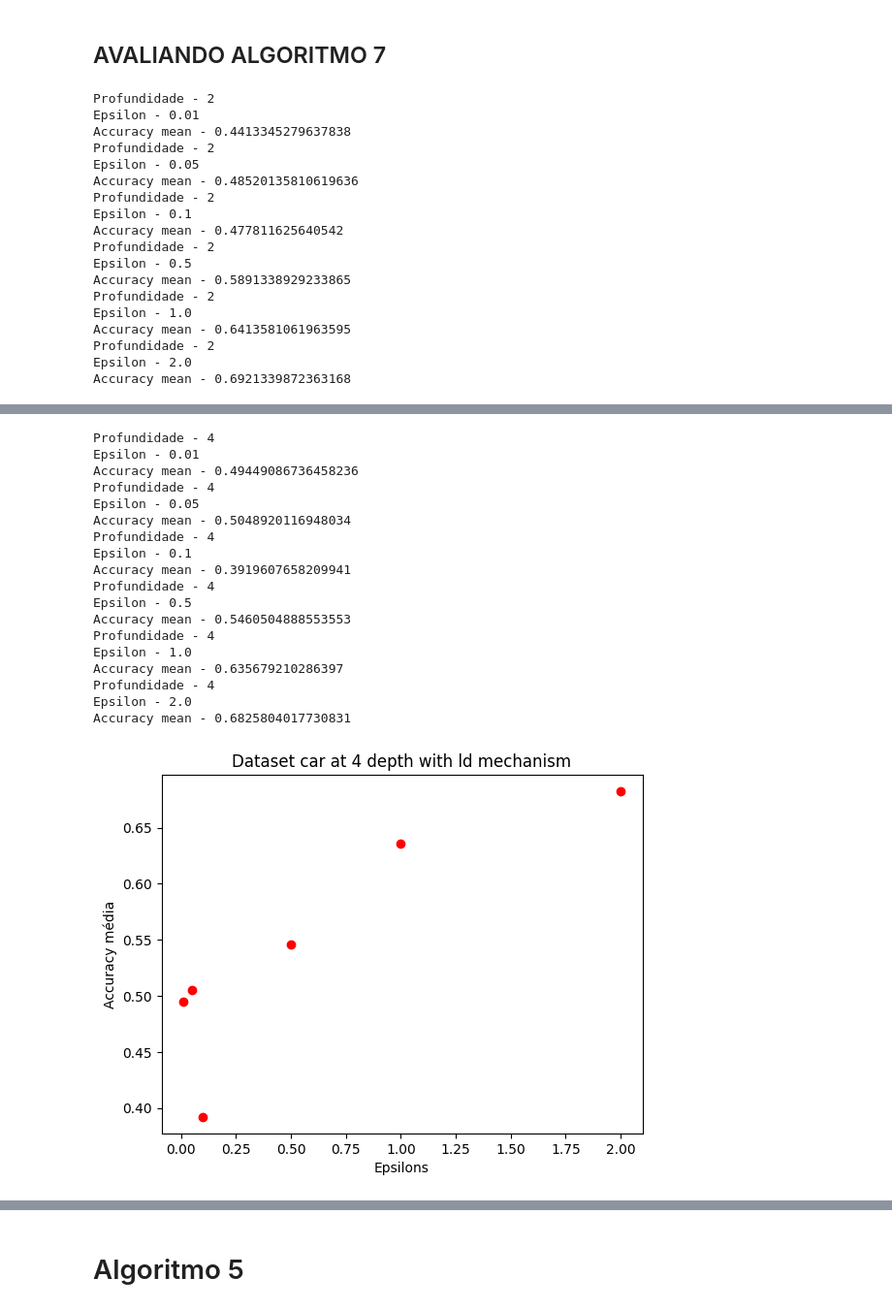
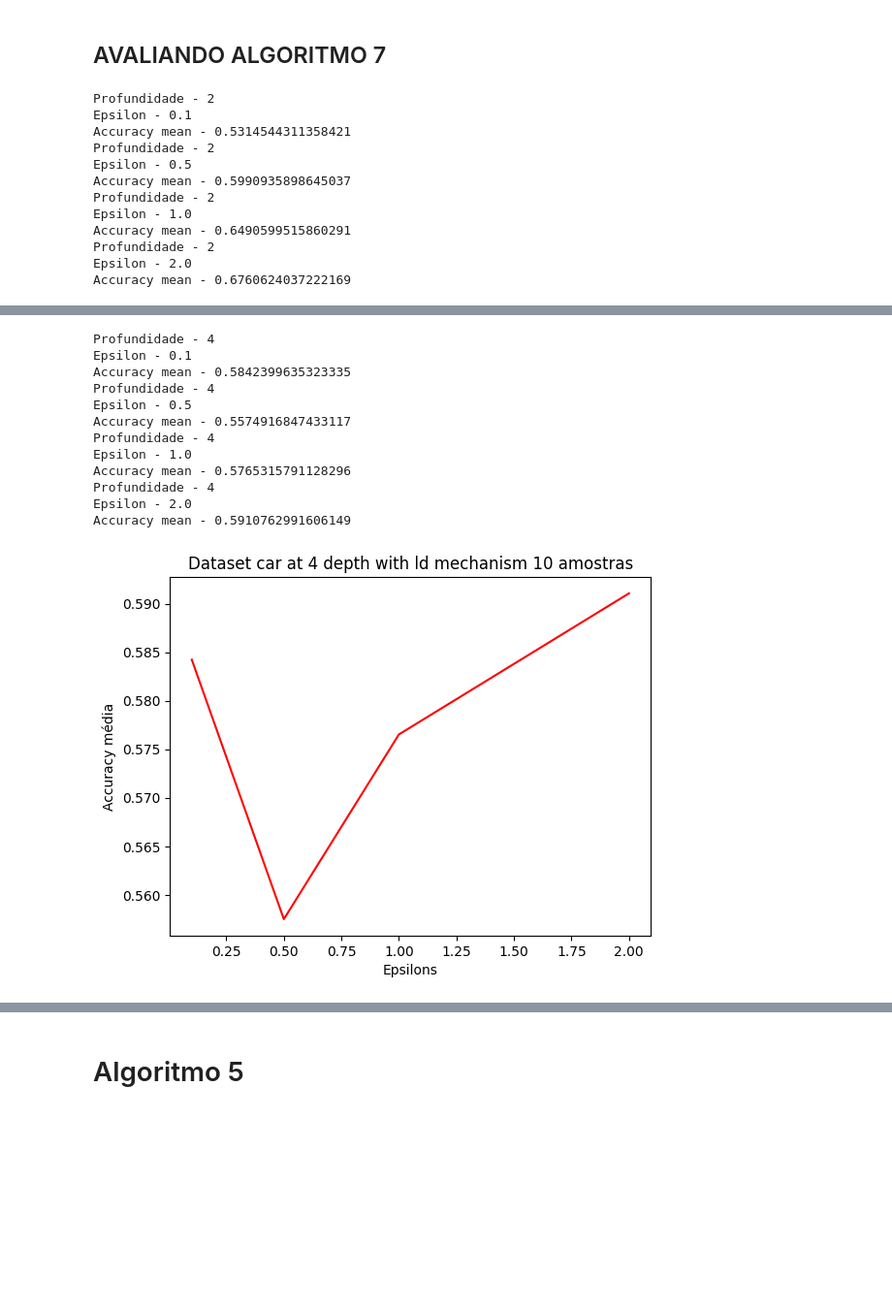
Before and after one commit to kalebemaiaa/localDampening, a Jupyter notebook: ID3_algoritmo.ipynb, the cells around one changed output, grey strips where cells are left out. Shown at 97% size. Drawn from its saved outputs; the diff is of its cells as text; code cells hidden in the pictures; blank space fills up the shorter version.

```diff
--- a/ID3_algoritmo.ipynb
+++ b/ID3_algoritmo.ipynb
@@ -506,0 +550,18 @@ for i in range(100):
+# %%
+rows = []
+with open("nltcs.test.wdata") as f:
+    for row in f:
+        rows.append(row.split("|")[1].split(","))
+
+with open("nltcs.valid.wdata") as f:
+    for row in f:
+        rows.append(row.split("|")[1].split(","))
+
+with open("nltcs.train.wdata") as f:
+    for row in f:
+        rows.append(row.split('|')[1].split(","))
+
+columns = [f"c{i+1}" for i in range(15)]
+columns.append("target")
+data_nltcs = pd.DataFrame(rows, columns=columns)
+data_nltcs
@@ -506,0 +628,7 @@ for i in range(100):
+# %%
+epsilon = 0.5
+
+# Chame a função global_diff_PID3 para construir a árvore de decisão diferencial com privacidade global
+arvore_molde_adults = global_diff_PID3(data_adults_categorical_limpo, "income", 5, epsilon, "ld")
+molde2draw(arvore_molde_adults)
+print(arvore_molde_adults)
@@ -578,43 +732,38 @@ def cross_validation(data, depth, epsilon, target, typo, n_folds=5):
     mean_accuracy = sum(accuracies) / len(accuracies)
     return mean_accuracy
 
-def make_test(data, target, epsilons, depths, typo, name_dataset, n_folds = 5):
+def make_test(data, target, epsilons, depths, typo, name_dataset, n_folds = 5, n_amostras = 10):
     results = {}
     for depth in depths:
         mean_accuracy = []
+
         for epsilon in epsilons:
-            acuracia_media = cross_validation(data, depth, epsilon, target, typo, n_folds = n_folds)
+            acuracia_media = np.mean([cross_validation(data, depth, epsilon, target, typo, n_folds = n_folds) for k in range(n_amostras)])
             results[(depth, epsilon)] = acuracia_media
             mean_accuracy.append(acuracia_media)
             print(f"Profundidade - {depth}\nEpsilon - {epsilon}\nAccuracy mean - {acuracia_media}")
 
-        plt.scatter(x= epsilons, y = mean_accuracy, color = "red")
-        plt.title(f"Dataset {name_dataset} at {depth} depth with {typo} mechanism")
+        plt.plot(epsilons, mean_accuracy, color = "red")
+        plt.title(f"Dataset {name_dataset} at {depth} depth with {typo} mechanism {n_amostras} amostras")
         plt.ylabel("Accuracy média")
         plt.xlabel("Epsilons")
         plt.show()
 
     return results
 # %%
-epsilons = [0.01, 0.05, 0.1, 0.5, 1., 2.]
+epsilons = [0.1, 0.5, 1., 2.]
 depths = [2,4]
-results_car = make_test(car_data, "class", epsilons, depths, "ld", name_dataset = "car", n_folds=5)
+results_car_ld = make_test(car_data, "class", epsilons, depths, "ld", name_dataset = "car", n_folds=5)
 # %% [output]
-Profundidade - 2
-Epsilon - 0.01
-Accuracy mean - 0.4413345279637838
-Profundidade - 2
-Epsilon - 0.05
-Accuracy mean - 0.48520135810619636
 Profundidade - 2
 Epsilon - 0.1
-Accuracy mean - 0.477811625640542
+Accuracy mean - 0.5314544311358421
 Profundidade - 2
 Epsilon - 0.5
-Accuracy mean - 0.5891338929233865
+Accuracy mean - 0.5990935898645037
 Profundidade - 2
 Epsilon - 1.0
-Accuracy mean - 0.6413581061963595
+Accuracy mean - 0.6490599515860291
 Profundidade - 2
 Epsilon - 2.0
-Accuracy mean - 0.6921339872363168
+Accuracy mean - 0.6760624037222169
@@ -622,19 +771,13 @@ Accuracy mean - 0.6921339872363168
-Profundidade - 4
-Epsilon - 0.01
-Accuracy mean - 0.49449086736458236
-Profundidade - 4
-Epsilon - 0.05
-Accuracy mean - 0.5048920116948034
 Profundidade - 4
 Epsilon - 0.1
-Accuracy mean - 0.3919607658209941
+Accuracy mean - 0.5842399635323335
 Profundidade - 4
 Epsilon - 0.5
-Accuracy mean - 0.5460504888553553
+Accuracy mean - 0.5574916847433117
 Profundidade - 4
 Epsilon - 1.0
-Accuracy mean - 0.635679210286397
+Accuracy mean - 0.5765315791128296
 Profundidade - 4
 Epsilon - 2.0
-Accuracy mean - 0.6825804017730831
+Accuracy mean - 0.5910762991606149
-[figure, old version]
+[figure, new version]
```
Also changed, not shown: parts of 41 cells of this notebook, 4 other files.
